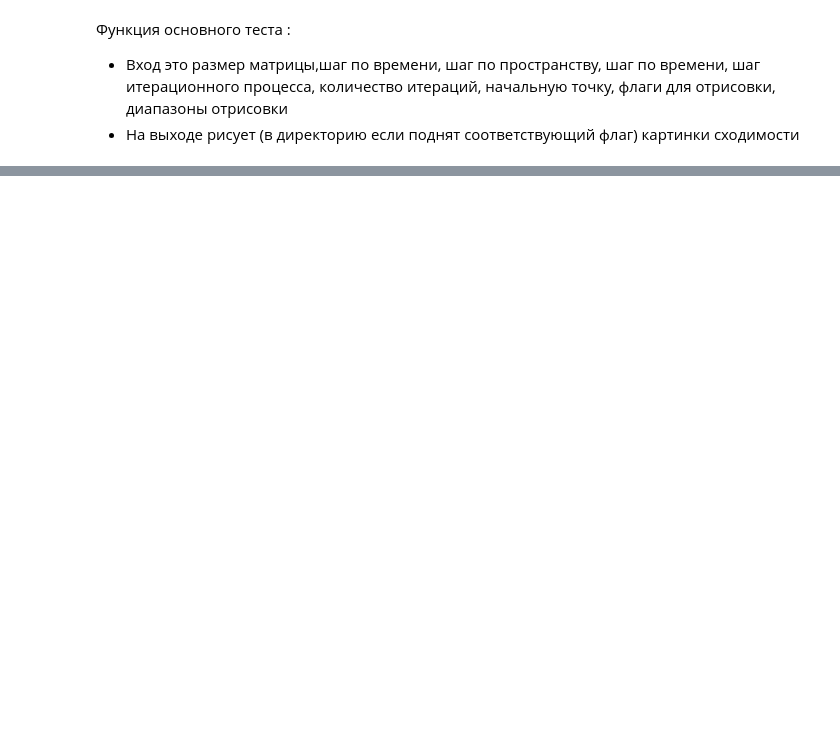
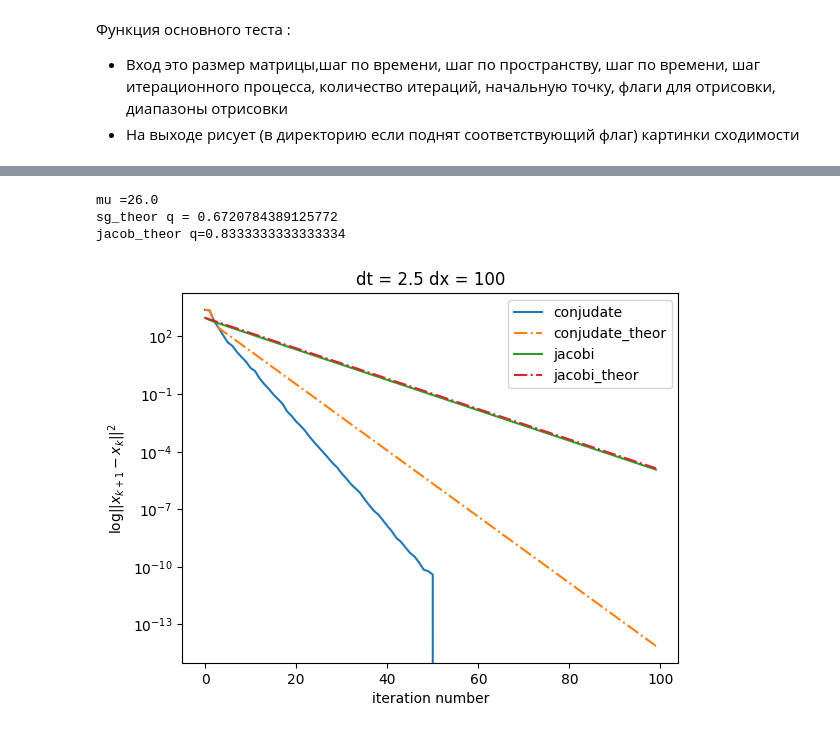
Before and after one commit to DegKir/solvers_test, a Jupyter notebook: half_implicit_methods_research.ipynb, the cells around one changed output, grey strips where cells are left out. Saved outputs shown, nothing was run; the diff lists cells and outputs as text; code cells hidden in the pictures; blank space fills up the shorter version.

```diff
--- a/half_implicit_methods_research.ipynb
+++ b/half_implicit_methods_research.ipynb
@@ -185 +206,8 @@ size = 3000
+# %%
+methods_test(method_step = 1, start_point = np.zeros(size), dt = 2.5, right_part = np.random.uniform(0.5, 1000, size), iter_number=100,write_flag = 0, log_flag = 1, end = 100, size = size)
+# %% [output]
+mu =26.0
+sg_theor q = 0.6720784389125772
+jacob_theor q=0.8333333333333334
+[figure, added]
 # %%
```
Also changed, not shown: parts of 15 cells of this notebook.
